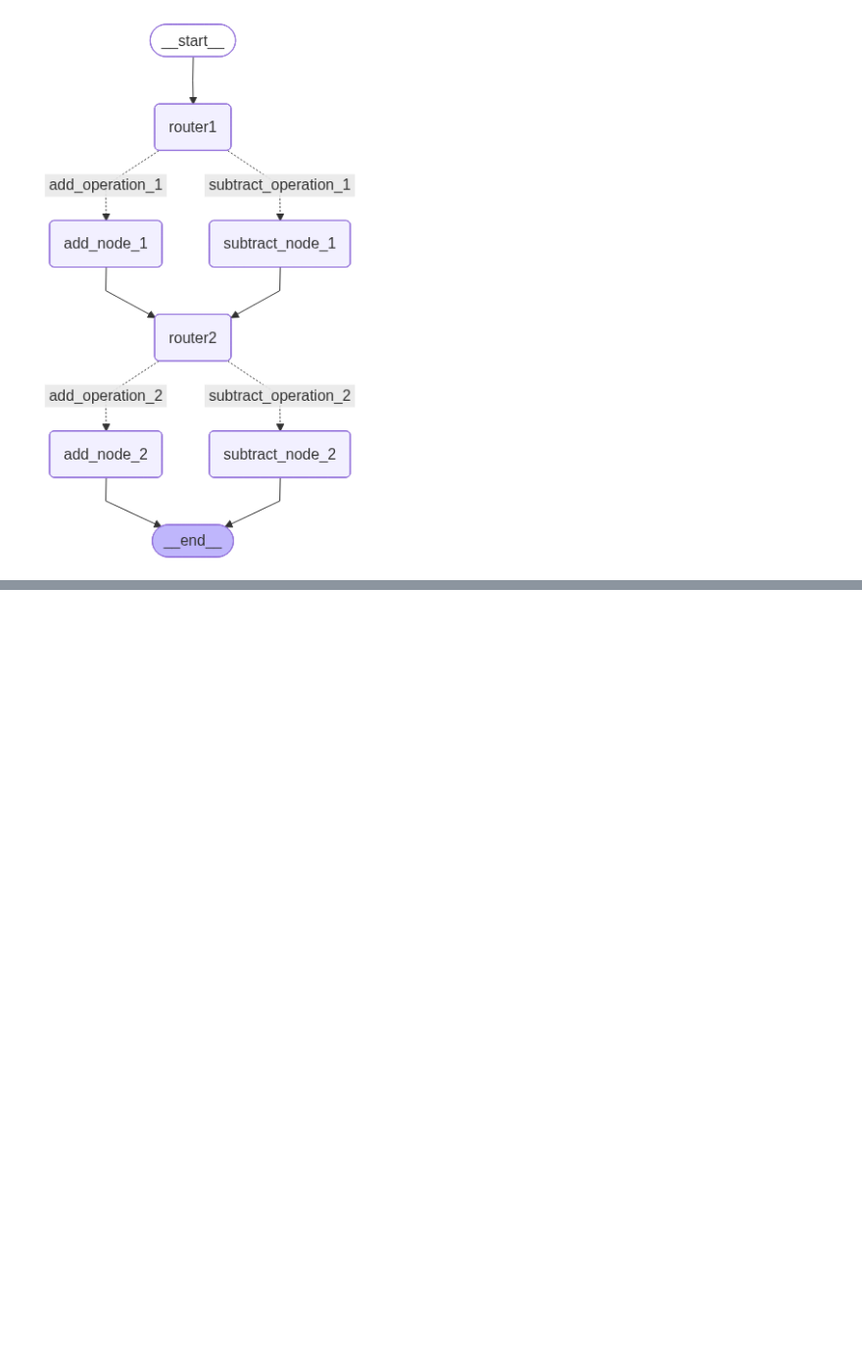
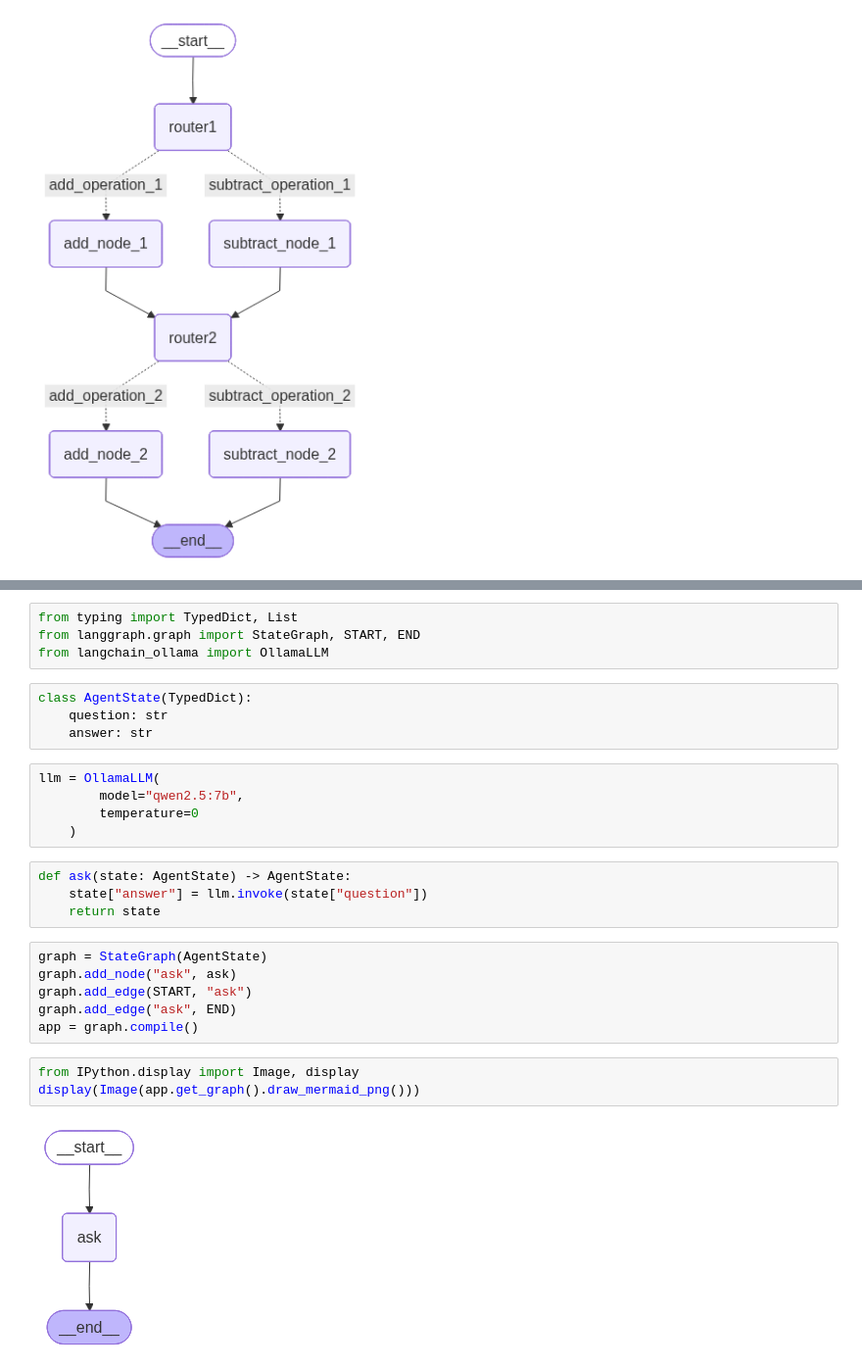
Before and after one commit to hoang98long/viettree-agent-customer-service, a Jupyter notebook: demo_graph.ipynb, the cells around one changed output, grey strips where cells are left out. Shown at 98% size. Drawn from its saved outputs; the diff is of its cells as text; blank space fills up the shorter version.

```diff
--- a/demo_graph.ipynb
+++ b/demo_graph.ipynb
@@ -238,0 +239,28 @@ display(Image(app.get_graph().draw_mermaid_png()))
+# %%
+from typing import TypedDict, List
+from langgraph.graph import StateGraph, START, END
+from langchain_ollama import OllamaLLM
+# %%
+class AgentState(TypedDict):
+    question: str
+    answer: str
+# %%
+llm = OllamaLLM(
+        model="qwen2.5:7b",
+        temperature=0
+    )
+# %%
+def ask(state: AgentState) -> AgentState:
+    state["answer"] = llm.invoke(state["question"])
+    return state
+# %%
+graph = StateGraph(AgentState)
+graph.add_node("ask", ask)
+graph.add_edge(START, "ask")
+graph.add_edge("ask", END)
+app = graph.compile()
+# %%
+from IPython.display import Image, display
+display(Image(app.get_graph().draw_mermaid_png()))
+# %% [output]
+[figure, added]
```
Also changed, not shown: parts of 3 cells of this notebook, 1 other file.
